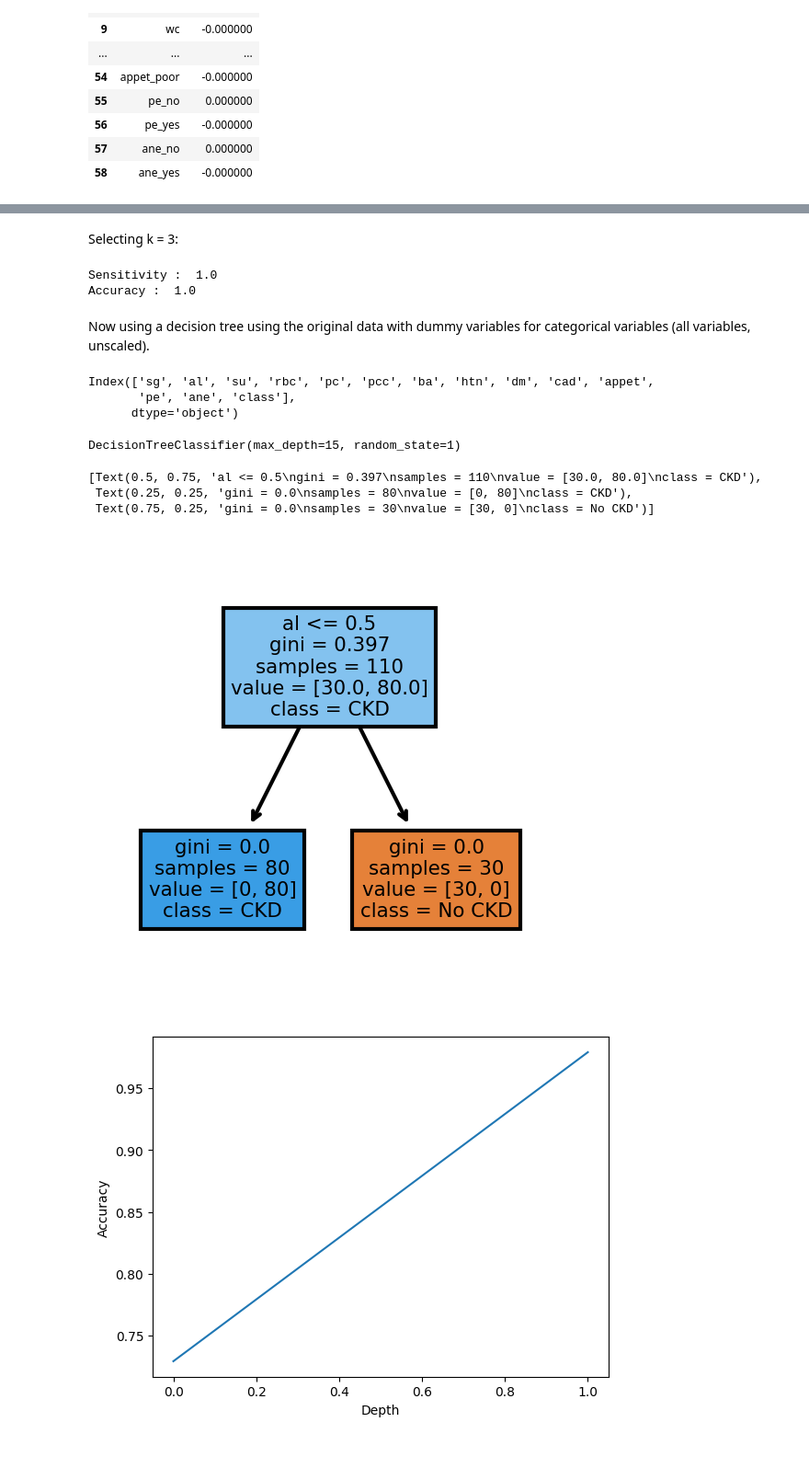
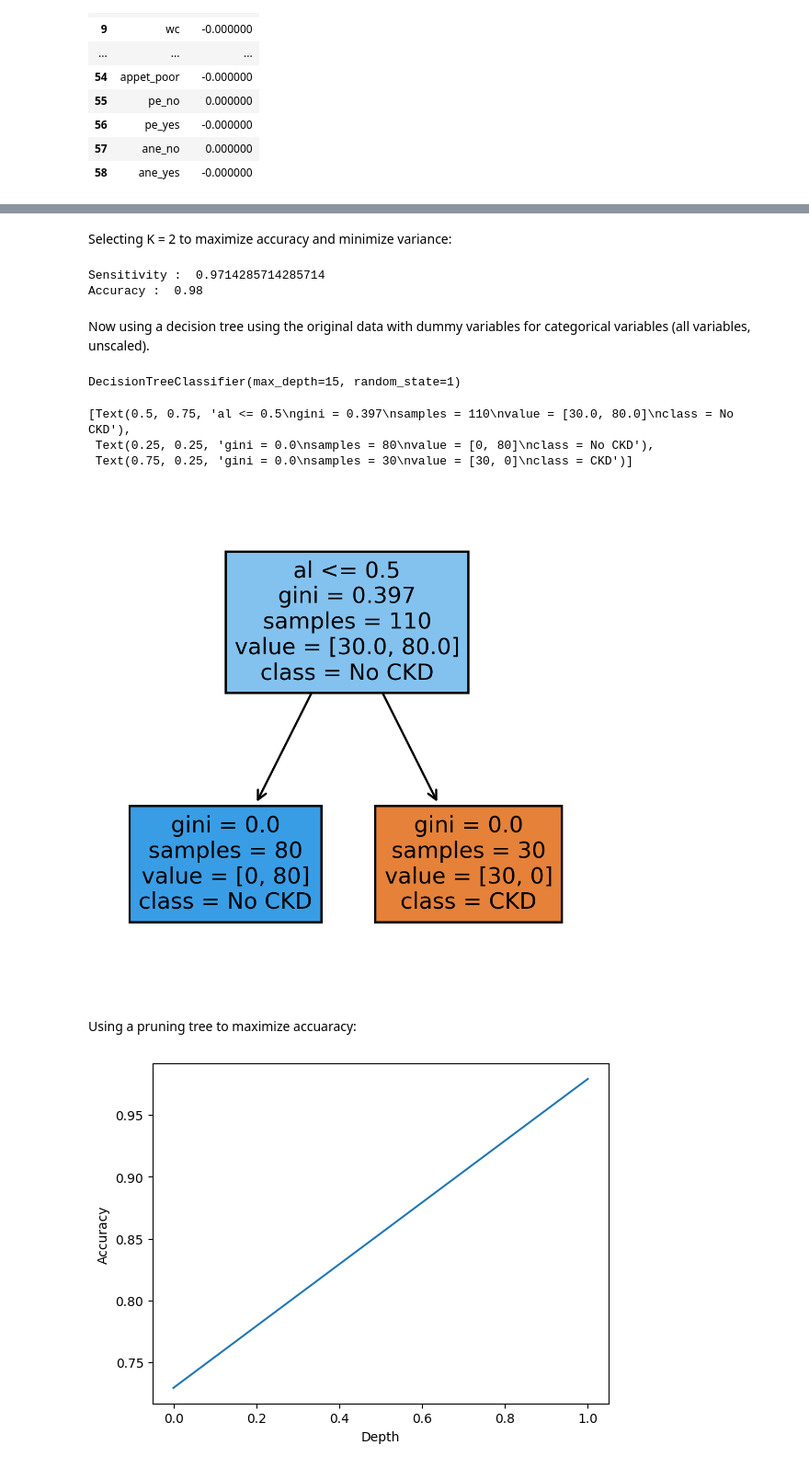
Before and after one commit to seebachl/3DA3-Asgmt-6, a Jupyter notebook: Seebach_Lily_HW6.ipynb, the cells around one changed output, grey strips where cells are left out. Shown at 92% size. Saved outputs shown, nothing was run; the diff lists cells and outputs as text; code cells hidden in the pictures.

```diff
--- a/Seebach_Lily_HW6.ipynb
+++ b/Seebach_Lily_HW6.ipynb
@@ -364,22 +336,22 @@ Using lasso regression, we see that many variables have been given a coefficient
 # %%
 ## KNN Implementation
+from sklearn.model_selection import cross_val_score
 X_train_red = X_train.drop(['age', 'bp', 'sg','al','su','rbc','pc','pcc','ba','bu','sc','pot','rc','htn','dm','cad','appet','pe','ane'], axis=1)
 X_test_red =  X_test.drop(['age', 'bp', 'sg','al','su','rbc','pc','pcc','ba','bu','sc','pot','rc','htn','dm','cad','appet','pe','ane'], axis=1)
 X_test_red = scale(X_test_red)
 X_train_red = scale(X_train_red)
-k_range = range(1, 8)
-scores = []
+
 from sklearn import neighbors
 from sklearn import metrics
-
+k_range = range(1, 6)
+cv_scores = []
 for k in k_range:
-    knn = neighbors.KNeighborsClassifier(n_neighbors=k)
-    knn.fit(X_train_red, y_train)
-    y_pred = knn.predict(X_test_red)
-    scores.append(round(metrics.accuracy_score(y_test, y_pred),2))
-plt.plot(k_range, scores)
+    knn_cv = neighbors.KNeighborsClassifier(n_neighbors=k)
+    cv_scores_k = cross_val_score(knn_cv, X_train_red, y_train, cv=5)
+    cv_scores.append(np.mean(cv_scores_k))
+plt.plot(k_range, cv_scores)
 plt.xlabel('K')
-plt.ylabel('Validation accuracy')
-plt.xticks(range(1,8))
+plt.ylabel('5-fold CV accuracy')
+plt.xticks(range(1,6))
 plt.show()
 # %% [output]
@@ -387,7 +359,7 @@ plt.show()
-# %% [markdown]
-Selecting k = 3:
+# %% [markdown]
+Selecting K = 2 to maximize accuracy and minimize variance:
 # %%
-knn = neighbors.KNeighborsClassifier(n_neighbors = 3)
+knn = neighbors.KNeighborsClassifier(n_neighbors = 2)
 knn.fit(X_train_red,y_train)
 pred = knn.predict(X_test_red)
 from sklearn.metrics import mean_squared_error, confusion_matrix, classification_report
@@ -396,16 +368,10 @@ sensitivity = cm.iloc[1,1]/(cm.iloc[1,0]+cm.iloc[1,1])
 print('Sensitivity : ', sensitivity)
 print('Accuracy : ', round(metrics.accuracy_score(y_test, pred),2))
 # %% [output]
-Sensitivity :  1.0
-Accuracy :  1.0
+Sensitivity :  0.9714285714285714
+Accuracy :  0.98
 # %% [markdown]
 Now using a decision tree using the original data with dummy variables for categorical variables (all variables, unscaled).
-# %%
-print(cat_vars)
-# %% [output]
-Index(['sg', 'al', 'su', 'rbc', 'pc', 'pcc', 'ba', 'htn', 'dm', 'cad', 'appet',
-       'pe', 'ane', 'class'],
-      dtype='object')
 # %%
 from sklearn.tree import DecisionTreeClassifier, DecisionTreeRegressor, plot_tree
 for col in cat_vars.drop('class'):
@@ -422,27 +387,28 @@ DecisionTreeClassifier(max_depth=15, random_state=1)
 # %%
 ## Decision Tree
 from sklearn.tree import DecisionTreeClassifier, DecisionTreeRegressor, plot_tree
 cs_dt = DecisionTreeClassifier(
-    max_depth = 15
-)
+    max_depth = 15,
+    random_state=1
+    )
 cs_dt.fit(X_train, y_train)
 fig, axes = plt.subplots(
-    nrows = 1,ncols = 1,figsize = (2,2), dpi=300
+    nrows = 1,ncols = 1,figsize = (4,4), dpi=300
     )
-
-
 plot_tree(
     cs_dt,
     max_depth= 5,
     feature_names = X_train.columns.tolist(),
-    class_names=['No CKD', 'CKD'],
+    class_names=['CKD', 'No CKD'],
     filled = True
     )
 # %% [output]
-[Text(0.5, 0.75, 'al <= 0.5\ngini = 0.397\nsamples = 110\nvalue = [30.0, 80.0]\nclass = CKD'),
- Text(0.25, 0.25, 'gini = 0.0\nsamples = 80\nvalue = [0, 80]\nclass = CKD'),
- Text(0.75, 0.25, 'gini = 0.0\nsamples = 30\nvalue = [30, 0]\nclass = No CKD')]
+[Text(0.5, 0.75, 'al <= 0.5\ngini = 0.397\nsamples = 110\nvalue = [30.0, 80.0]\nclass = No CKD'),
+ Text(0.25, 0.25, 'gini = 0.0\nsamples = 80\nvalue = [0, 80]\nclass = No CKD'),
+ Text(0.75, 0.25, 'gini = 0.0\nsamples = 30\nvalue = [30, 0]\nclass = CKD')]
-[figure, old version]
+[figure, new version]
+# %% [markdown]
+Using a pruning tree to maximize accuaracy:
 # %%
 path = cs_dt.cost_complexity_pruning_path(
     x_train_num,
```
Also changed, not shown: parts of 43 cells of this notebook, 20 other files.
